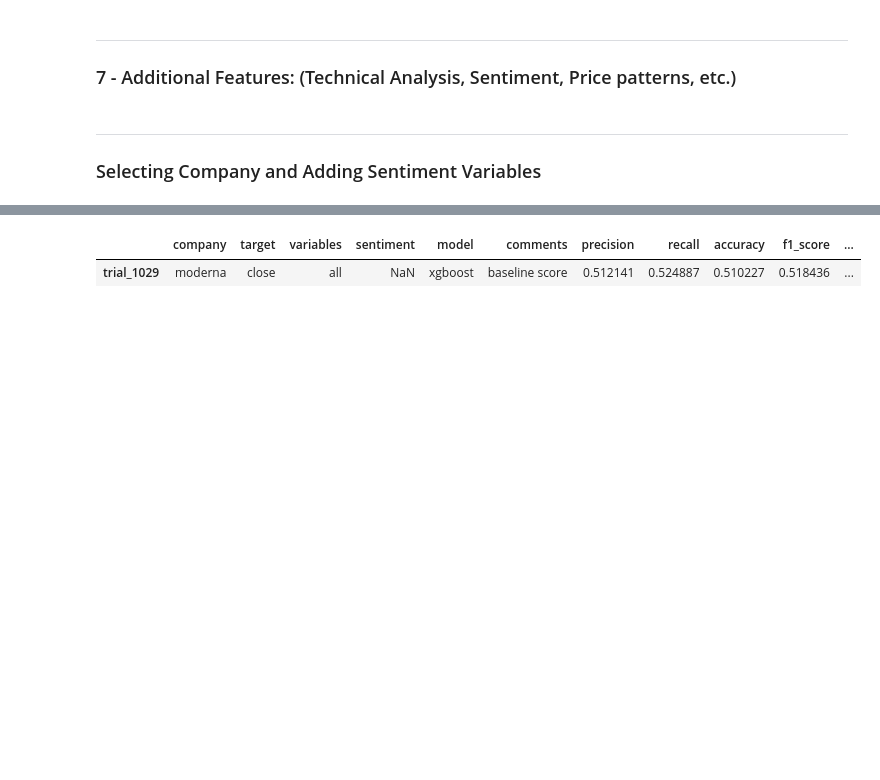
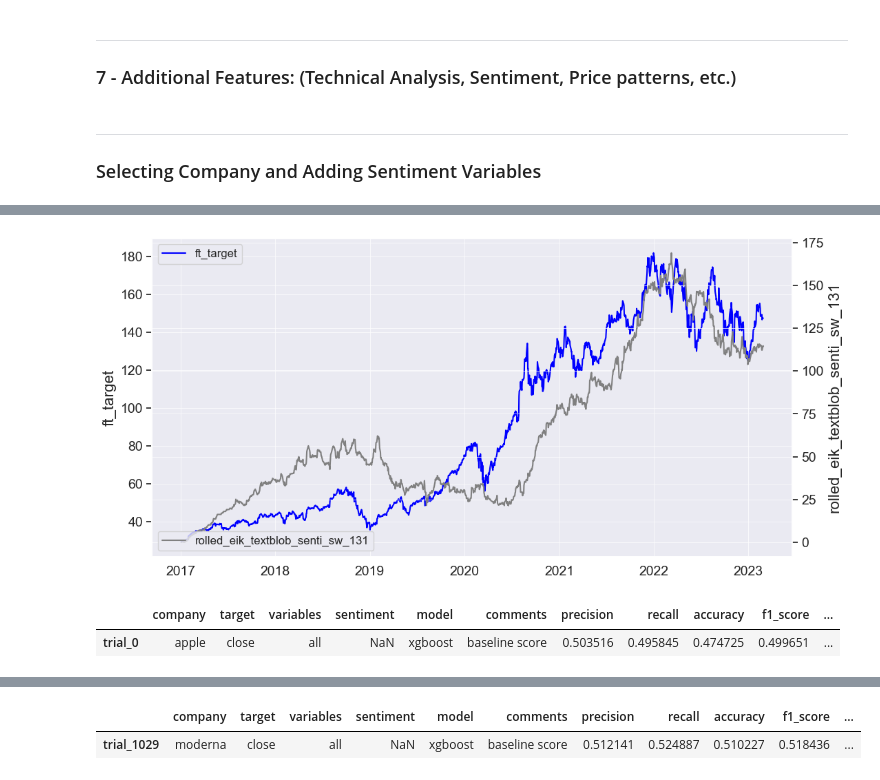
Before and after one commit to Diegozu97/thesis_code, a Jupyter notebook: 05_data_prep.ipynb, the cells around one changed output, grey strips where cells are left out. Cells and saved outputs as stored; diff of their text form; code cells hidden in the pictures; blank space fills up the shorter version.

```diff
--- a/05_data_prep.ipynb
+++ b/05_data_prep.ipynb
@@ -305,4 +312,6 @@ from utils import plot_three_line_chart
 # %%
-#plot_three_line_chart(comp_pred_df_senti, "datetime", "rolled_vader_tw_sw_normalized_17", "ft_target","rolled_eik_finbert_senti_sw_227")
+plot_three_line_chart(comp_pred_df_senti, "datetime", "ft_target","rolled_eik_textblob_senti_sw_131")
+# %% [output]
+[figure, added]
 # %%
 Ssenti_vars = ["rolled_Vader_sentim_351","rolled_eik_vader_senti_sw_21"]#  -> best results so far moderna
@@ -378,0 +378,6 @@ for senti_var in tqdm(range(len(Csenti_vars))):
+# %%
+all_results_df = pd.read_csv(modelling_data_path + "/apple_results_summary.csv", index_col =[0])
+all_results_df.head(5)
+# %% [output]
+|  | company | target | variables | sentiment | model | comments | precision | recall | accuracy | f1_score | ... |
+| trial_0 | apple | close | all | NaN | xgboost | baseline score | 0.503516 | 0.495845 | 0.474725 | 0.499651 | ... |
```
Also changed, not shown: parts of 15 cells of this notebook, 3 other files.
